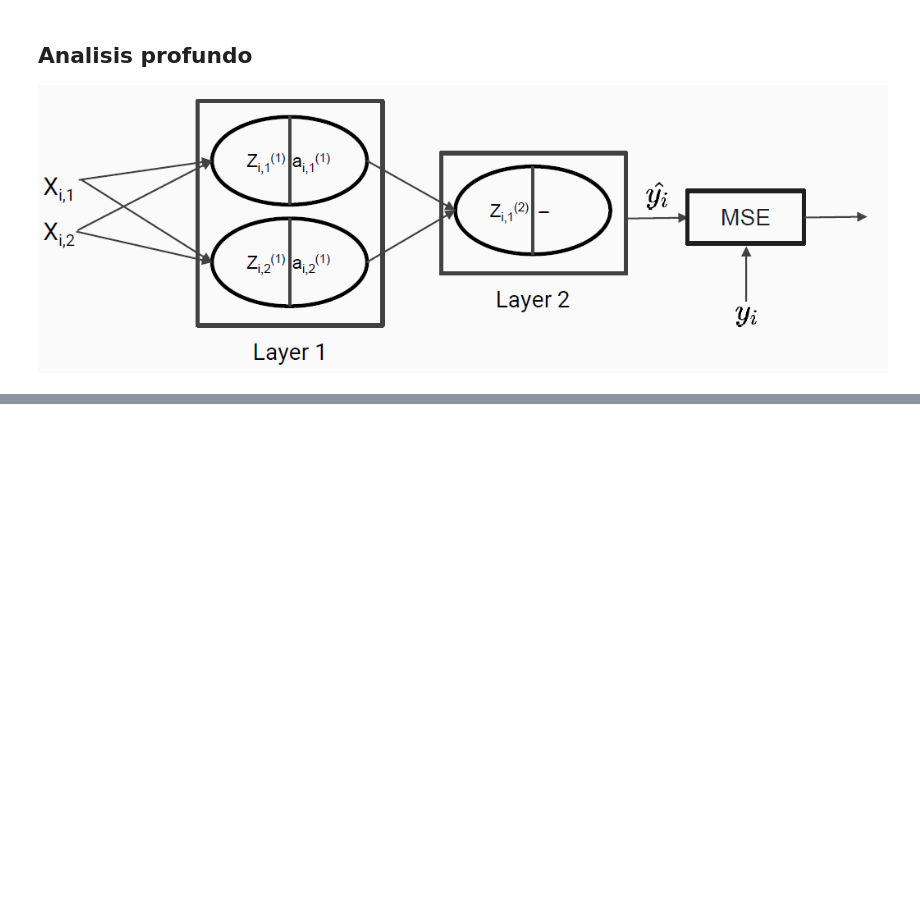
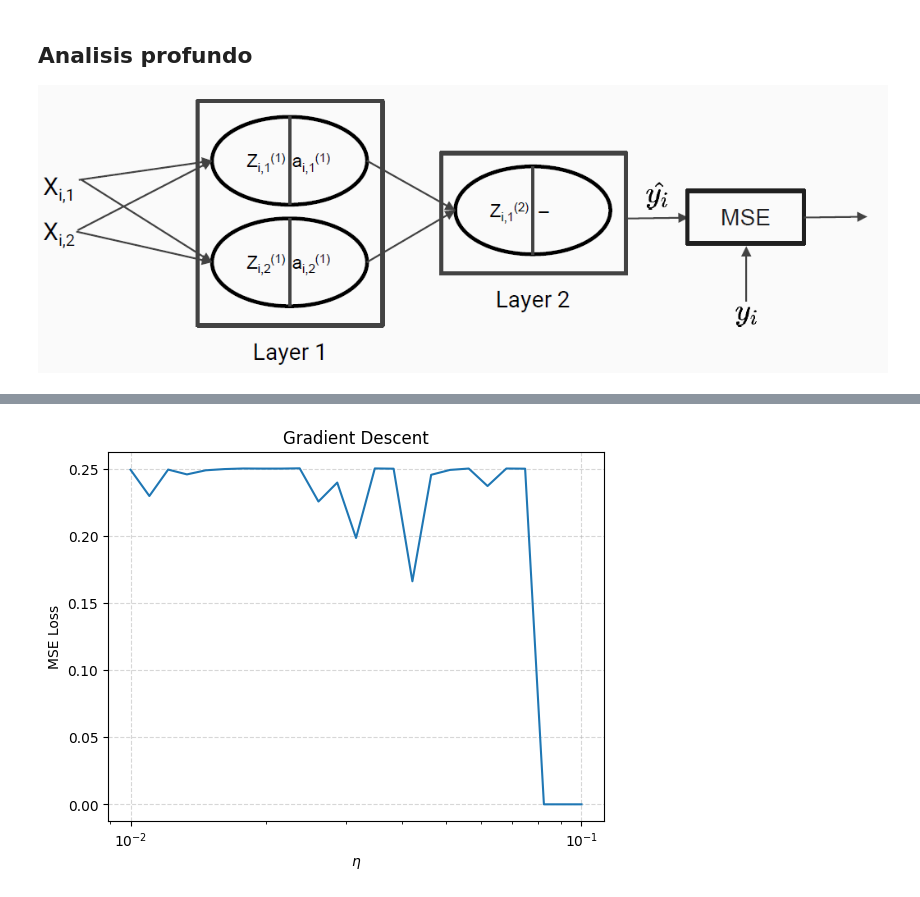
Before and after one commit to aperezwinter/deepLearning, a Jupyter notebook: uba_ceia/assignments/XOR_red_neuronal.ipynb, the cells around one changed output, grey strips where cells are left out. Saved outputs shown, nothing was run; the diff lists cells and outputs as text; code cells hidden in the pictures; blank space fills up the shorter version.

```diff
--- a/uba_ceia/assignments/XOR_red_neuronal.ipynb
+++ b/uba_ceia/assignments/XOR_red_neuronal.ipynb
@@ -46,0 +61,12 @@ GD - lr =1.0e-01 - y_pred =[3.37292637e-08 9.99999985e-01 9.99999960e-01 1.53992
+# %%
+# Plot the loss curves for different learning rates
+plt.figure()
+plt.plot(lr_list, loss_values)
+plt.xscale('log')
+plt.xlabel('$\eta$')
+plt.ylabel('MSE Loss')
+plt.grid(visible=True, linestyle='--', alpha=0.5)
+plt.title('Gradient Descent')
+plt.show()
+# %% [output]
+[figure, added]
```
Also changed, not shown: parts of 10 cells of this notebook, 2 other files.
